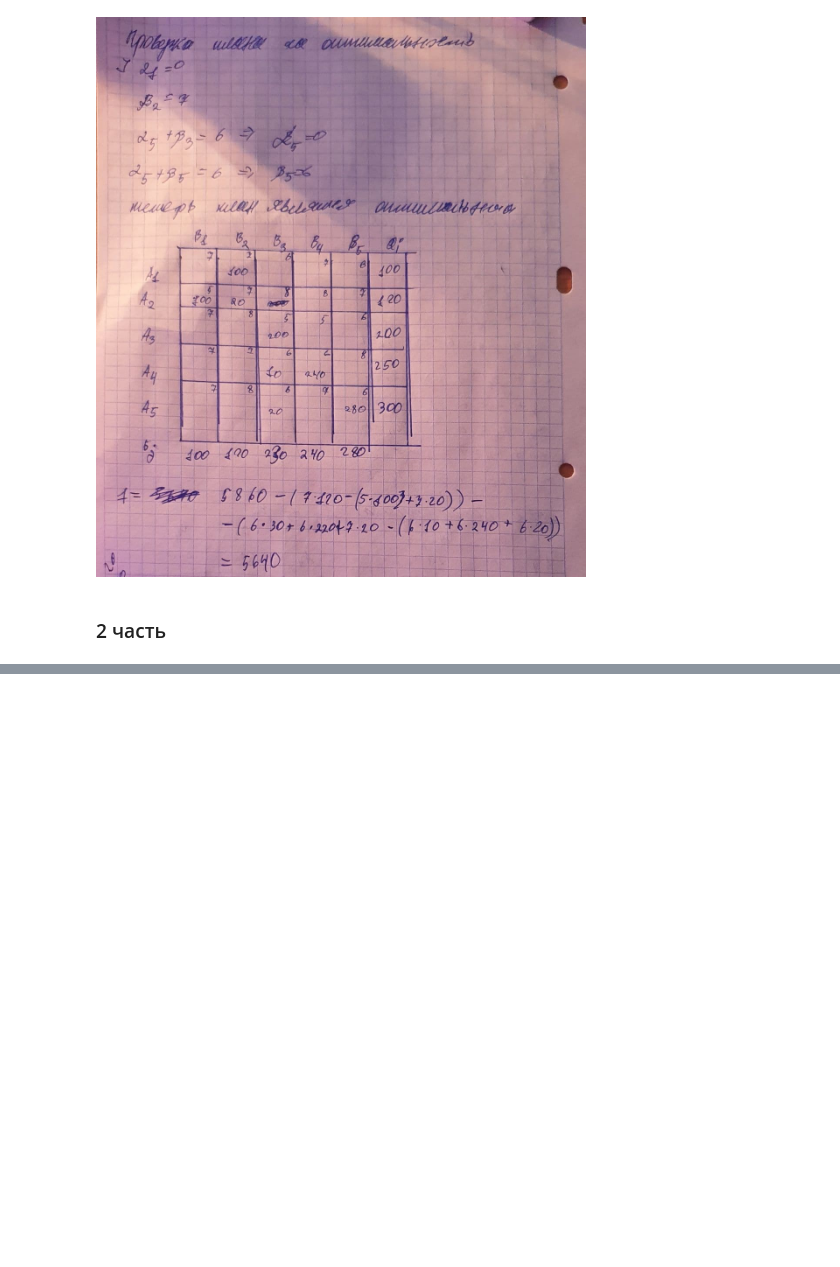
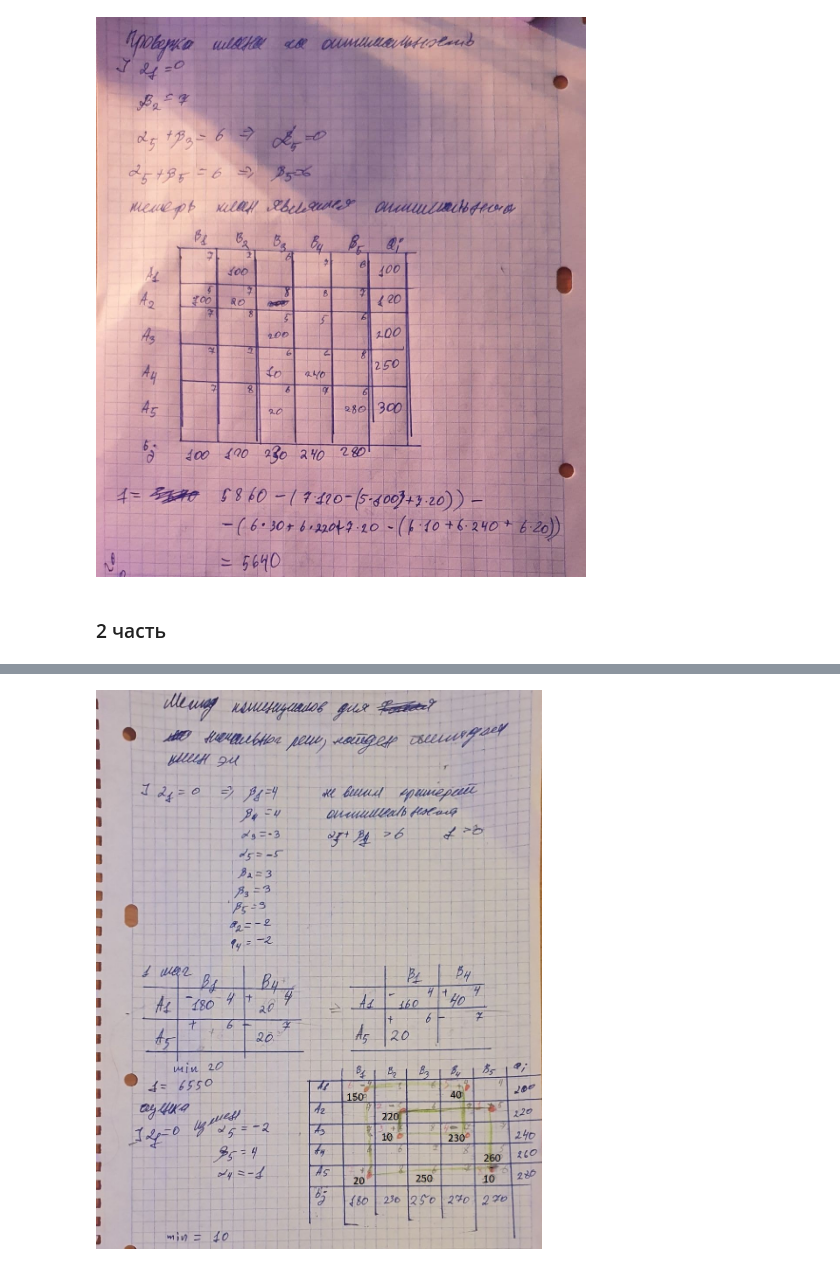
Before and after one commit to Saykon-k/pit, a Jupyter notebook: 5_semester/opt_met/8th_task/8.ipynb, the cells around one changed output, grey strips where cells are left out. Cells and saved outputs as stored; diff of their text form; code cells hidden in the pictures; blank space fills up the shorter version.

```diff
--- a/5_semester/opt_met/8th_task/8.ipynb
+++ b/5_semester/opt_met/8th_task/8.ipynb
@@ -33,0 +46,4 @@ Image(filename='info//solve_4_3.jpg')
+# %%
+Image(filename='info//solve_4_part_2_3.jpg')
+# %% [output]
+[figure, added]
```
Also changed, not shown: parts of 5 cells of this notebook.
